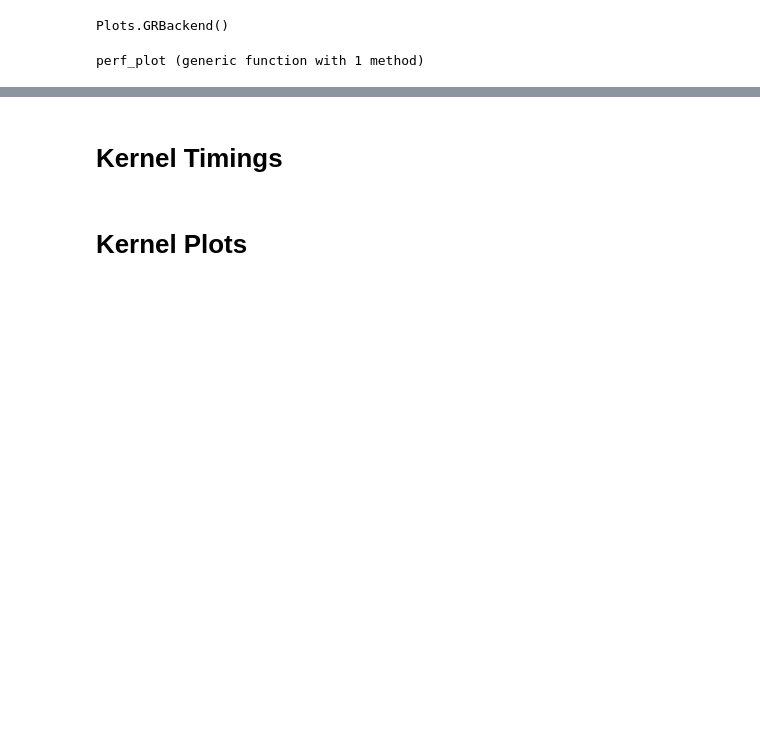
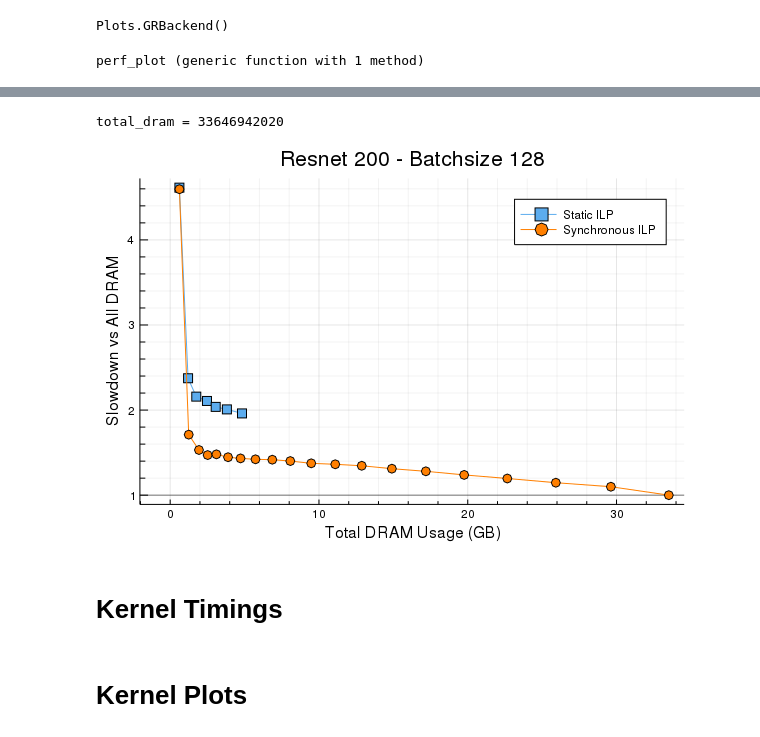
Before and after one commit to darchr/ml-tools, a Jupyter notebook: ngraph/notebooks/TheOneRing.ipynb, the cells around one changed output, grey strips where cells are left out. Saved outputs shown, nothing was run; the diff lists cells and outputs as text; code cells hidden in the pictures; blank space fills up the shorter version.

```diff
--- a/ngraph/notebooks/TheOneRing.ipynb
+++ b/ngraph/notebooks/TheOneRing.ipynb
@@ -174,6 +192,16 @@ Static Slowdown: 1.097327756131658
 # %%
-simple_data = deserialize("serials/skipped_static_resnet50_256.jls")
-synchronous_data = deserialize("serials/skipped_synchronous_resnet50_256.jls")
-title = "Resnet 50 - Batchsize 256"
+simple_data = deserialize("serials/static_resnet200_128.jls")
+synchronous_data = deserialize("serials/synchronous_resnet200_128.jls")
+title = "Resnet 200 - Batchsize 128"
 
-perf_plot(simple_data, synchronous_data; title = title, use_predicted = true, subtract_movetime = true)
+perf_plot(
+    simple_data,
+    synchronous_data;
+    use_predicted_simple = false,
+    use_predicted_synchronous = false,
+    title = title,
+    subtract_movetime = false,
+)
+# %% [output]
+total_dram = 33646942020
+[figure, added]
```
Also changed, not shown: parts of 5 cells of this notebook, 9 other files.
